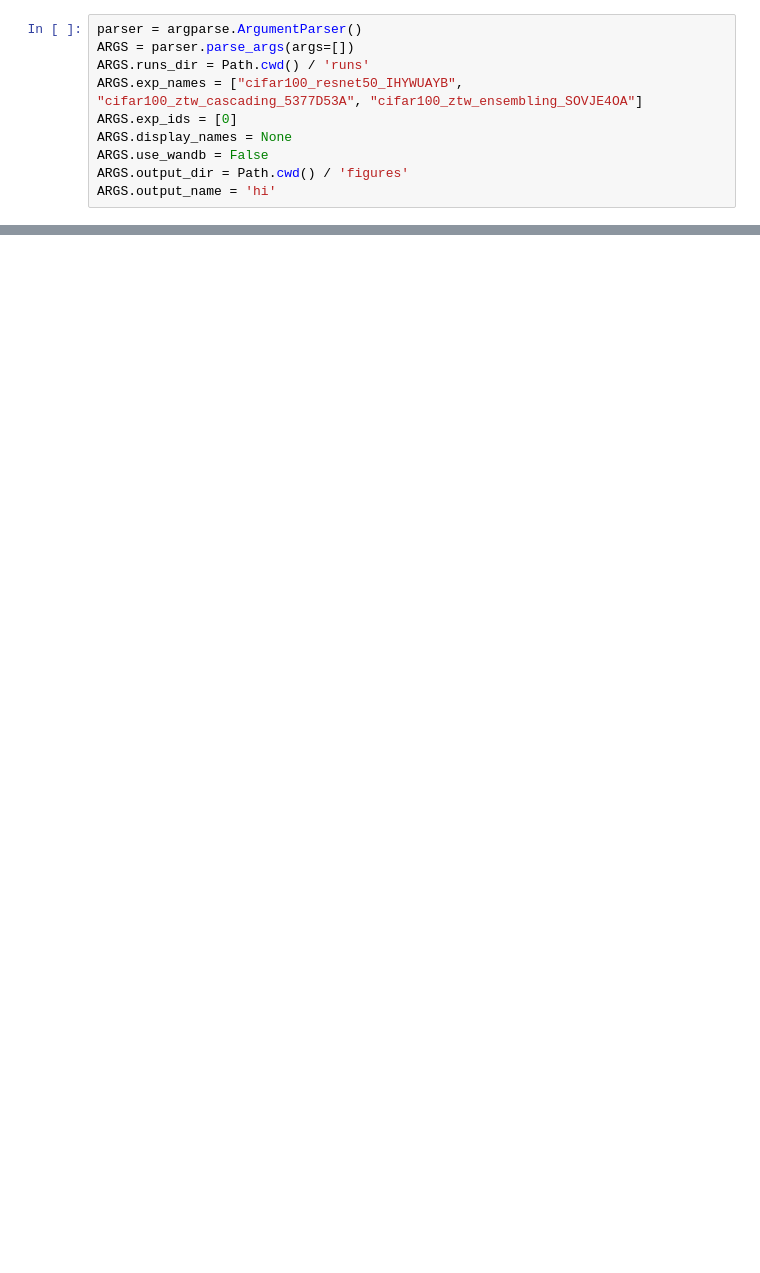
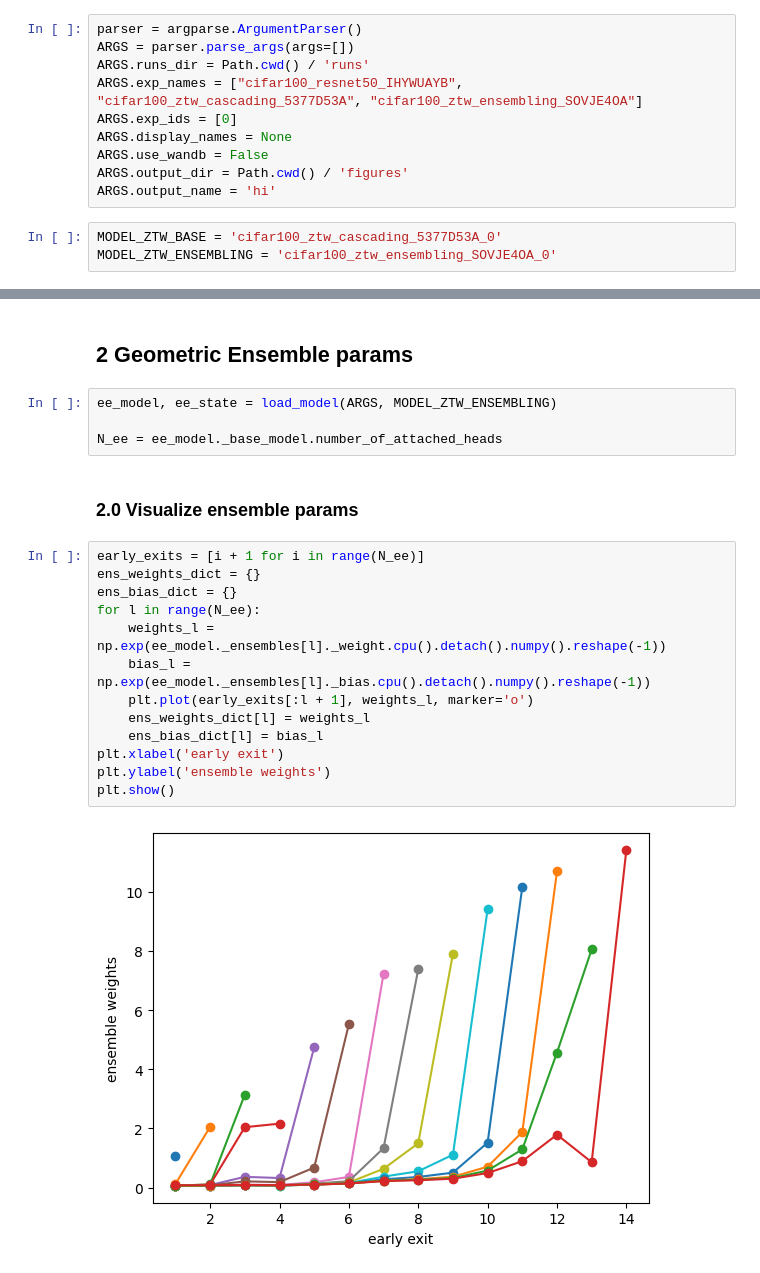
Before and after one commit to metodj/Zero-Time-Waste, a Jupyter notebook: ztw_rewrite/monotonicity.ipynb, the cells around one changed output, grey strips where cells are left out. Saved outputs shown, nothing was run; the diff lists cells and outputs as text; blank space fills up the shorter version.

Commit message:
geometric ensemble vs PoE-OvR

```diff
--- a/ztw_rewrite/monotonicity.ipynb
+++ b/ztw_rewrite/monotonicity.ipynb
@@ -24,3 +29,6 @@ ARGS.display_names = None
 ARGS.use_wandb = False
 ARGS.output_dir = Path.cwd() / 'figures'
 ARGS.output_name = 'hi'
+# %%
+MODEL_ZTW_BASE = 'cifar100_ztw_cascading_5377D53A_0'
+MODEL_ZTW_ENSEMBLING = 'cifar100_ztw_ensembling_SOVJE4OA_0'
@@ -41,0 +122,23 @@ Files already downloaded and verified
+# %% [markdown]
+## 2 Geometric Ensemble params
+# %%
+ee_model, ee_state = load_model(ARGS, MODEL_ZTW_ENSEMBLING)
+
+N_ee = ee_model._base_model.number_of_attached_heads
+# %% [markdown]
+### 2.0 Visualize ensemble params
+# %%
+early_exits = [i + 1 for i in range(N_ee)]
+ens_weights_dict = {}
+ens_bias_dict = {}
+for l in range(N_ee):
+    weights_l = np.exp(ee_model._ensembles[l]._weight.cpu().detach().numpy().reshape(-1))
+    bias_l = np.exp(ee_model._ensembles[l]._bias.cpu().detach().numpy().reshape(-1))
+    plt.plot(early_exits[:l + 1], weights_l, marker='o')
+    ens_weights_dict[l] = weights_l
+    ens_bias_dict[l] = bias_l
+plt.xlabel('early exit')
+plt.ylabel('ensemble weights')
+plt.show()
+# %% [output]
+[figure, added]
```
Also changed, not shown: parts of 28 cells of this notebook, 2 other files.
